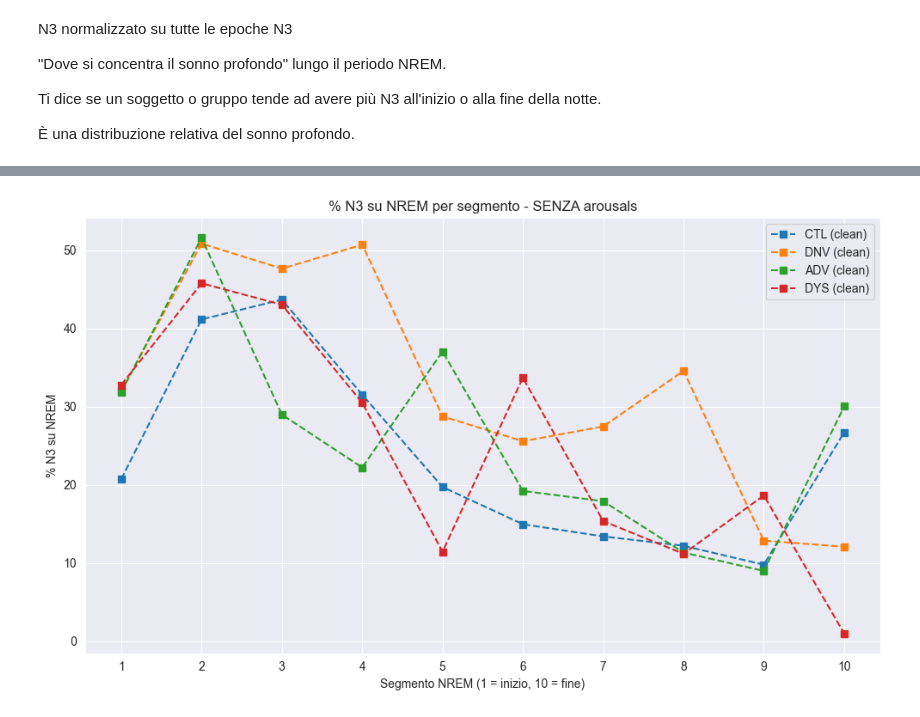
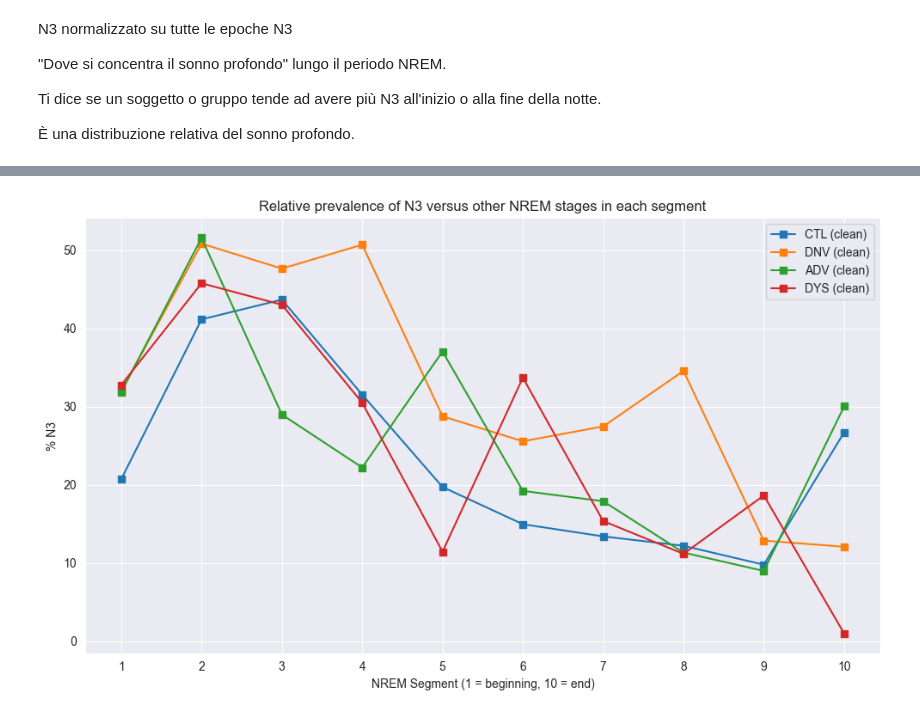
Before and after one commit to LorenzoSpampinato/lip-pd-sleep-v1, a Jupyter notebook: Data_Analysis/hypnogram_analysis.ipynb, the cells around one changed output, grey strips where cells are left out. Drawn from its saved outputs; the diff is of its cells as text; code cells hidden in the pictures.

```diff
--- a/Data_Analysis/hypnogram_analysis.ipynb
+++ b/Data_Analysis/hypnogram_analysis.ipynb
@@ -1174,45 +1436,63 @@ print(df_early_late_stats)
 # %%
-# --- SENZA AROUSALS ---
-group_n3_norm_profiles_clean = {group: [] for group in groups.keys()}
-group_n3_norm_profiles_clean["Unknown"] = []
+import numpy as np
+import pandas as pd
+import matplotlib.pyplot as plt
 
+# Assuming 'groups' and 'all_data' are already defined and contain the necessary data.
+# Perform the analysis WITHOUT AROUSALS:
+
+# Initialize the dictionary to store the N3 profiles for each group
+group_n3_profiles_clean = {group: [] for group in groups.keys()}
+group_n3_profiles_clean["Unknown"] = []
+
+# Iterate over each subject and their EEG data and arousals
 for (subject_id, stages), arousals in zip(all_data, arousals_data):
-    # Esclude arousals
-    clean_stages = stages[arousals != 1]
+    arousals_mask = arousals != 1  # Exclude arousals (where arousals == 1)
+    clean_stages = stages[arousals_mask]  # Remove arousals
+
+    # Select only the NREM stages (N1, N2, N3)
     nrem_mask = np.isin(clean_stages, [1, 2, 3])
     nrem_stages = clean_stages[nrem_mask]
 
+    # Exclude this subject if the NREM sleep duration is too short
     if len(nrem_stages) < 10:
         continue
 
+    # Split NREM sleep into 10 segments
     segment_length = len(nrem_stages) // 10
-    segment_n3_ratios = []
+    n3_counts = []
+    nrem_counts = []
 
+    # Count the amount of N3 and total NREM in each segment
     for i in range(10):
         start = i * segment_length
         end = (i + 1) * segment_length if i < 9 else len(nrem_stages)
         segment = nrem_stages[start:end]
+        n3_counts.append(np.sum(segment == 3))  # Count the number of N3
+        nrem_counts.append(len(segment))  # Count the total number of NREM (N1 + N2 + N3)
 
-        n3_count = np.sum(segment == 3)
-        ratio = (n3_count / len(segment)) * 100 if len(segment) > 0 else 0
-        segment_n3_ratios.append(ratio)
+    # Calculate the percentage of N3 in each segment relative to the total NREM (N1 + N2 + N3)
+    n3_profile = [n3 / total_nrem * 100 if total_nrem > 0 else 0 for n3, total_nrem in zip(n3_counts, nrem_counts)]
 
+    # Assign the group of the subject
     group = next((g for g, subjects in groups.items() if subject_id in subjects), "Unknown")
-    group_n3_norm_profiles_clean[group].append(segment_n3_ratios)
+    group_n3_profiles_clean[group].append(n3_profile)
+
+# Create a DataFrame with the N3 profiles of all subjects
 rows = []
 
-# Invertiamo groups per trovare soggetto → gruppo
+# Reverse 'groups' to obtain a mapping from subject -> group
 subject_to_group = {}
 for group, subject_ids in groups.items():
     for sid in subject_ids:
         subject_to_group[sid] = group
 
-# Serve un contatore perché group_n3_profiles ha solo i profili, non gli ID
-for group, profiles in group_n3_norm_profiles_clean.items():
+# Add rows to the DataFrame with the profiles
+for group, profiles in group_n3_profiles_clean.items():
     for idx, profile in enumerate(profiles):
         row = {
             "Group": group,
-            "Subject_ID": f"{group}_{idx:02d}"  # inventiamo un ID univoco
+            "Subject_ID": f"{group}_{idx:02d}"  # Create a unique ID for each subject
         }
         for i, val in enumerate(profile):
             row[f"Segment_{i+1}"] = val
@@ -1220,29 +1500,34 @@ for group, profiles in group_n3_norm_profiles_clean.items():
 
 df_long_norm_clean = pd.DataFrame(rows)
 
-# Media per gruppo
-group_n3_segment_avg_clean = {
+# Calculate the average N3 profiles for each group
+group_n3_avg_profiles_clean = {
     group: np.mean(profiles, axis=0)
-    for group, profiles in group_n3_norm_profiles_clean.items()
-    if profiles
+    for group, profiles in group_n3_profiles_clean.items()
+    if profiles  # Only if the group has at least one profile
 }
 
-# DataFrame
-df_n3_segment_clean = pd.DataFrame(group_n3_segment_avg_clean, index=[f"Segment_{i+1}" for i in range(10)]).T
+# Create a DataFrame with the average N3 distribution for each group
+df_n3_distribution_clean = pd.DataFrame(
+    group_n3_avg_profiles_clean,
+    index=[f"Segment_{i+1}" for i in range(10)]
+).T
 
-# Print
-print("\n▶ Percentuale media di N3 su NREM per segmento [SENZA AROUSALS]:\n")
-print(df_n3_segment_clean.round(2))
+# Print the results
+print("\n▶ Average % N3 (of total NREM) per segment [WITHOUT AROUSALS]:")
+print(df_n3_distribution_clean.round(2))
 
-# Plot
+# Plot the average N3 profiles
+x = np.arange(1, 11)  # x-axis: Segments from 1 to 10
 plt.figure(figsize=(10, 6))
+
 for group in ["CTL", "DNV", "ADV", "DYS"]:
-    if group in group_n3_segment_avg_clean:
-        plt.plot(x, group_n3_segment_avg_clean[group], marker='s', linestyle='--', label=f"{group} (clean)")
+    if group in group_n3_avg_profiles_clean:
+        plt.plot(x, group_n3_avg_profiles_clean[group], marker='s', linestyle='-', label=f"{group} (clean)")
 
-plt.title("% N3 su NREM per segmento - SENZA arousals")
-plt.xlabel("Segmento NREM (1 = inizio, 10 = fine)")
-plt.ylabel("% N3 su NREM")
+plt.title("Relative prevalence of N3 versus other NREM stages in each segment")
+plt.xlabel("NREM Segment (1 = beginning, 10 = end)")
+plt.ylabel("% N3")
 plt.xticks(x)
 plt.legend()
 plt.grid(True)
@@ -1254,13 +1538,13 @@ plt.show()
      Segment_1  Segment_2  Segment_3  Segment_4  Segment_5  Segment_6  \
 CTL      20.73      41.14      43.67      31.52      19.73      14.97
 DNV      31.99      50.83      47.63      50.69      28.76      25.57
 ADV      31.86      51.55      28.98      22.21      37.05      19.23
 DYS      32.76      45.76      43.01      30.49      11.46      33.69
 
      Segment_7  Segment_8  Segment_9  Segment_10
 CTL      13.41      12.21       9.80       26.71
 DNV      27.46      34.56      12.87       12.09
 ADV      17.91      11.35       9.00       30.02
 DYS      15.37      11.19      18.65        1.01
-[figure, old version]
+[figure, new version]
 # %%
```
Also changed, not shown: parts of 30 cells of this notebook, 11 other files.
